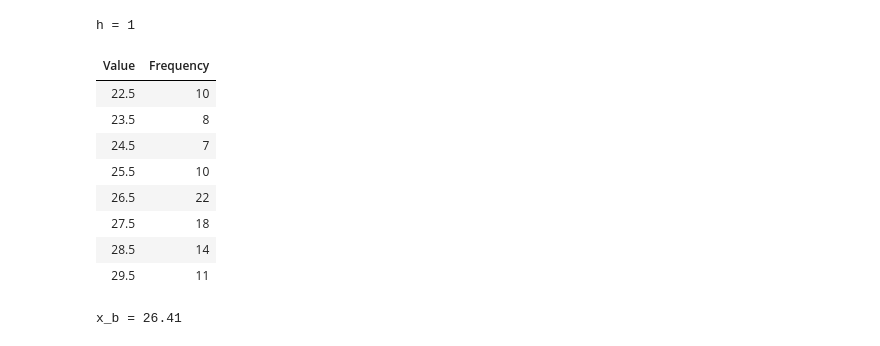
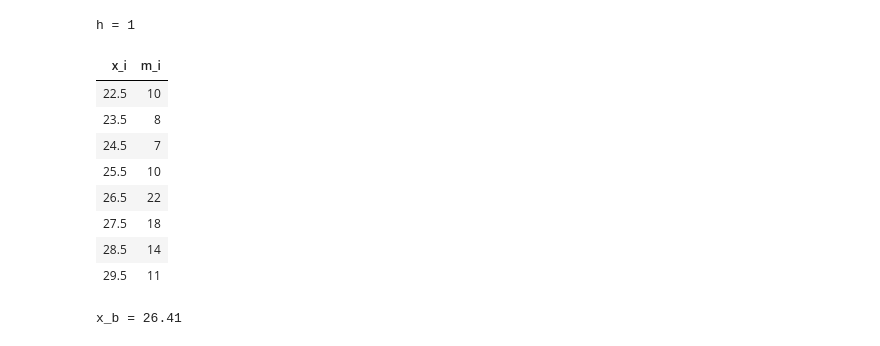
Before and after one commit to anonjustchillin/ProbabilisticModels_labs, a Jupyter notebook: lab2/lab2.ipynb, the cells around one changed output. Drawn from its saved outputs; the diff is of its cells as text; code cells hidden in the pictures.

```diff
--- a/lab2/lab2.ipynb
+++ b/lab2/lab2.ipynb
@@ -57,12 +57,12 @@ h = 1
 # %%
 midpoints = [start + h / 2 for start, end in xi]
 table = PrettyTable()
-table.field_names = ["Value", "Frequency"]
+table.field_names = ["x_i", "m_i"]
 for i in range(len(midpoints)):
     table.add_row([f"{midpoints[i]}", mi[i]])
 table
 # %% [output]
-| Value | Frequency |
+| x_i | m_i |
 | 22.5 | 10 |
 | 23.5 | 8 |
 | 24.5 | 7 |
```
Also changed, not shown: parts of 2 cells of this notebook.
